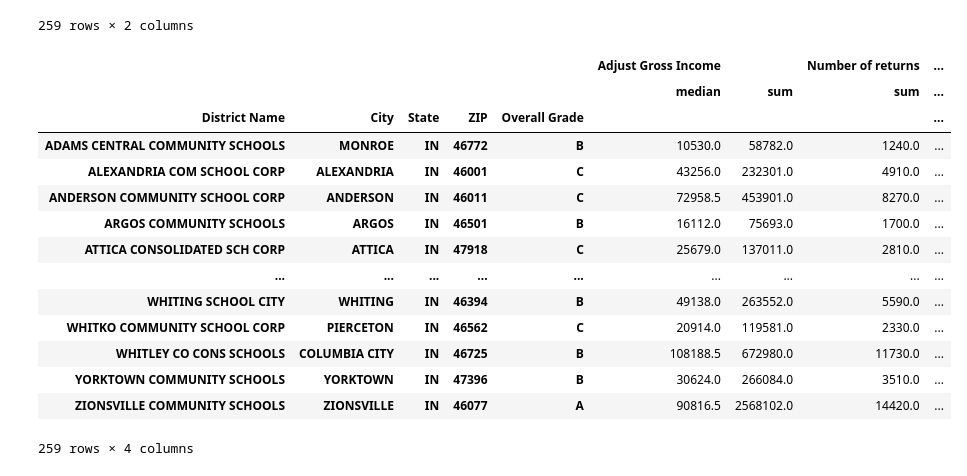
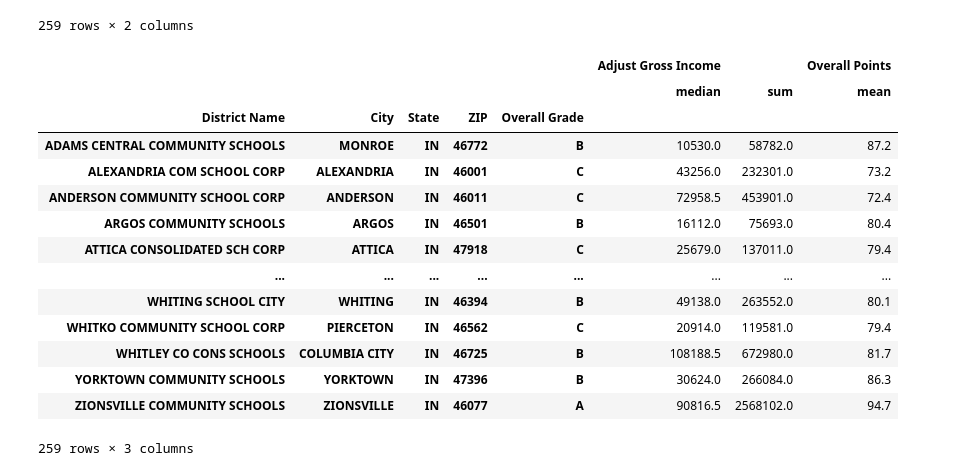
Before and after one commit to emmaolof/Does-Higher-Median-Income-Mean-Higher-Test-Scores-, a Jupyter notebook: Group Project Brent.ipynb, the cells around one changed output. Drawn from its saved outputs; the diff is of its cells as text; code cells hidden in the pictures.

```diff
--- a/Group Project Brent.ipynb
+++ b/Group Project Brent.ipynb
@@ -165,26 +165,26 @@ school_district.groupby('ID').mean()[['Overall Points', 'Adjust Gross Income']]
 | 8665.0 | 81.7 | 112163.333333 |
 259 rows × 2 columns
 # %%
-table = pd.pivot_table(school_district, values=['Overall Points', 'Number of returns', 'Adjust Gross Income'], index=['District Name', 'City', 'State', 'ZIP', 'Overall Grade'],
+table = pd.pivot_table(school_district, values=['Overall Points', 'Adjust Gross Income'], index=['District Name', 'City', 'State', 'ZIP', 'Overall Grade'],
                       aggfunc={'Overall Points': np.mean,
-                               'Number of returns': np.sum,
+
                                'Adjust Gross Income': [np.median, np.sum]})
 
 
 table
 # %% [output]
-|  |  |  |  |  | Adjust Gross Income |  | Number of returns | ... |
-|  |  |  |  |  | median | sum | sum | ... |
-| District Name | City | State | ZIP | Overall Grade |  |  |  | ... |
-| ADAMS CENTRAL COMMUNITY SCHOOLS | MONROE | IN | 46772 | B | 10530.0 | 58782.0 | 1240.0 | ... |
-| ALEXANDRIA COM SCHOOL CORP | ALEXANDRIA | IN | 46001 | C | 43256.0 | 232301.0 | 4910.0 | ... |
-| ANDERSON COMMUNITY SCHOOL CORP | ANDERSON | IN | 46011 | C | 72958.5 | 453901.0 | 8270.0 | ... |
-| ARGOS COMMUNITY SCHOOLS | ARGOS | IN | 46501 | B | 16112.0 | 75693.0 | 1700.0 | ... |
-| ATTICA CONSOLIDATED SCH CORP | ATTICA | IN | 47918 | C | 25679.0 | 137011.0 | 2810.0 | ... |
-| ... | ... | ... | ... | ... | ... | ... | ... | ... |
-| WHITING SCHOOL CITY | WHITING | IN | 46394 | B | 49138.0 | 263552.0 | 5590.0 | ... |
-| WHITKO COMMUNITY SCHOOL CORP | PIERCETON | IN | 46562 | C | 20914.0 | 119581.0 | 2330.0 | ... |
-| WHITLEY CO CONS SCHOOLS | COLUMBIA CITY | IN | 46725 | B | 108188.5 | 672980.0 | 11730.0 | ... |
-| YORKTOWN COMMUNITY SCHOOLS | YORKTOWN | IN | 47396 | B | 30624.0 | 266084.0 | 3510.0 | ... |
-| ZIONSVILLE COMMUNITY SCHOOLS | ZIONSVILLE | IN | 46077 | A | 90816.5 | 2568102.0 | 14420.0 | ... |
+|  |  |  |  |  | Adjust Gross Income |  | Overall Points |
+|  |  |  |  |  | median | sum | mean |
+| District Name | City | State | ZIP | Overall Grade |  |  |  |
+| ADAMS CENTRAL COMMUNITY SCHOOLS | MONROE | IN | 46772 | B | 10530.0 | 58782.0 | 87.2 |
+| ALEXANDRIA COM SCHOOL CORP | ALEXANDRIA | IN | 46001 | C | 43256.0 | 232301.0 | 73.2 |
+| ANDERSON COMMUNITY SCHOOL CORP | ANDERSON | IN | 46011 | C | 72958.5 | 453901.0 | 72.4 |
+| ARGOS COMMUNITY SCHOOLS | ARGOS | IN | 46501 | B | 16112.0 | 75693.0 | 80.4 |
+| ATTICA CONSOLIDATED SCH CORP | ATTICA | IN | 47918 | C | 25679.0 | 137011.0 | 79.4 |
+| ... | ... | ... | ... | ... | ... | ... | ... |
+| WHITING SCHOOL CITY | WHITING | IN | 46394 | B | 49138.0 | 263552.0 | 80.1 |
+| WHITKO COMMUNITY SCHOOL CORP | PIERCETON | IN | 46562 | C | 20914.0 | 119581.0 | 79.4 |
+| WHITLEY CO CONS SCHOOLS | COLUMBIA CITY | IN | 46725 | B | 108188.5 | 672980.0 | 81.7 |
+| YORKTOWN COMMUNITY SCHOOLS | YORKTOWN | IN | 47396 | B | 30624.0 | 266084.0 | 86.3 |
+| ZIONSVILLE COMMUNITY SCHOOLS | ZIONSVILLE | IN | 46077 | A | 90816.5 | 2568102.0 | 94.7 |
-259 rows × 4 columns
+259 rows × 3 columns
```
